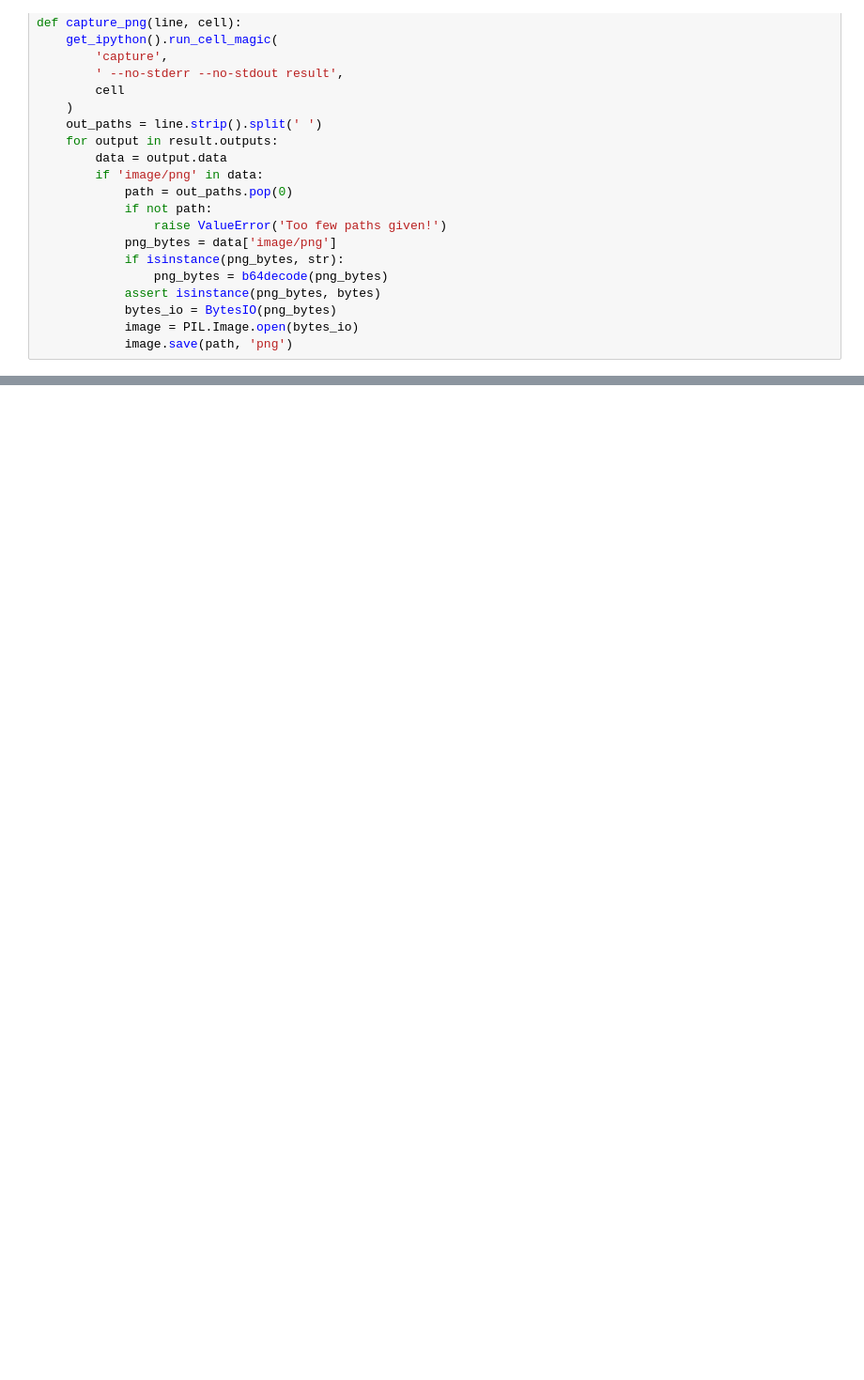
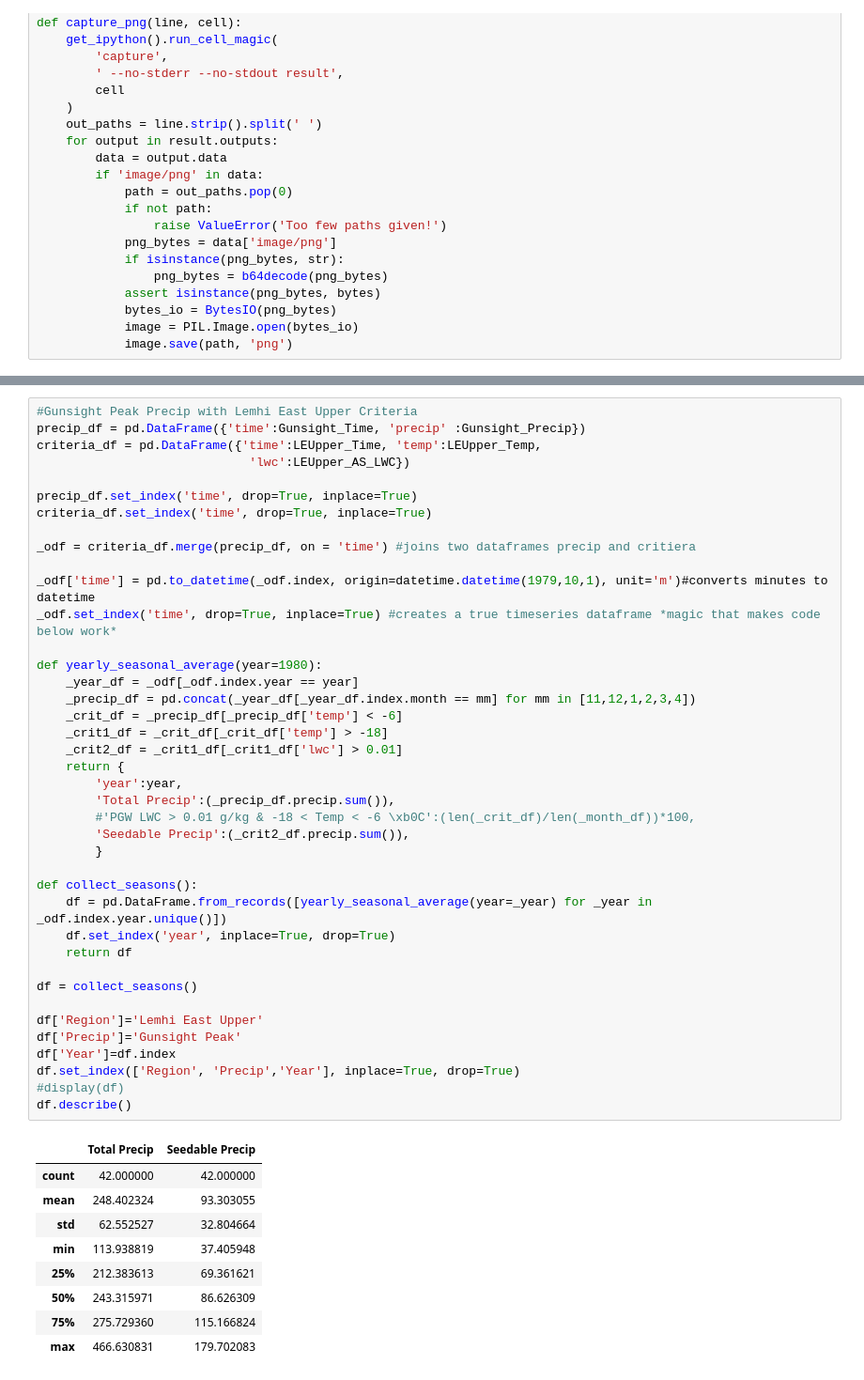
Before and after one commit to meghanstell/Lemhi_Precip, a Jupyter notebook: C404_Precip_Air.ipynb, the cells around one changed output, grey strips where cells are left out. Shown at 94% size. Drawn from its saved outputs; the diff is of its cells as text; blank space fills up the shorter version.

```diff
--- a/C404_Precip_Air.ipynb
+++ b/C404_Precip_Air.ipynb
@@ -122,0 +314,50 @@ df.describe()
+# %%
+#Gunsight Peak Precip with Lemhi East Upper Criteria
+precip_df = pd.DataFrame({'time':Gunsight_Time, 'precip' :Gunsight_Precip})
+criteria_df = pd.DataFrame({'time':LEUpper_Time, 'temp':LEUpper_Temp,
+                             'lwc':LEUpper_AS_LWC})
+
+precip_df.set_index('time', drop=True, inplace=True)
+criteria_df.set_index('time', drop=True, inplace=True)
+
+_odf = criteria_df.merge(precip_df, on = 'time') #joins two dataframes precip and critiera
+
+_odf['time'] = pd.to_datetime(_odf.index, origin=datetime.datetime(1979,10,1), unit='m')#converts minutes to datetime
+_odf.set_index('time', drop=True, inplace=True) #creates a true timeseries dataframe *magic that makes code below work*
+
+def yearly_seasonal_average(year=1980):
+    _year_df = _odf[_odf.index.year == year]
+    _precip_df = pd.concat(_year_df[_year_df.index.month == mm] for mm in [11,12,1,2,3,4])
+    _crit_df = _precip_df[_precip_df['temp'] < -6]
+    _crit1_df = _crit_df[_crit_df['temp'] > -18]
+    _crit2_df = _crit1_df[_crit1_df['lwc'] > 0.01]
+    return {
+        'year':year,
+        'Total Precip':(_precip_df.precip.sum()),
+        #'PGW LWC > 0.01 g/kg & -18 < Temp < -6 \xb0C':(len(_crit_df)/len(_month_df))*100,
+        'Seedable Precip':(_crit2_df.precip.sum()),
+        }
+
+def collect_seasons():
+    df = pd.DataFrame.from_records([yearly_seasonal_average(year=_year) for _year in _odf.index.year.unique()])
+    df.set_index('year', inplace=True, drop=True)
+    return df
+
+df = collect_seasons()
+
+df['Region']='Lemhi East Upper'
+df['Precip']='Gunsight Peak'
+df['Year']=df.index
+df.set_index(['Region', 'Precip','Year'], inplace=True, drop=True)
+#display(df)
+df.describe()
+# %% [output]
+|  | Total Precip | Seedable Precip |
+| count | 42.000000 | 42.000000 |
+| mean | 248.402324 | 93.303055 |
+| std | 62.552527 | 32.804664 |
+| min | 113.938819 | 37.405948 |
+| 25% | 212.383613 | 69.361621 |
+| 50% | 243.315971 | 86.626309 |
+| 75% | 275.729360 | 115.166824 |
+| max | 466.630831 | 179.702083 |
```
Also changed, not shown: parts of 20 cells of this notebook, 1 other file.
